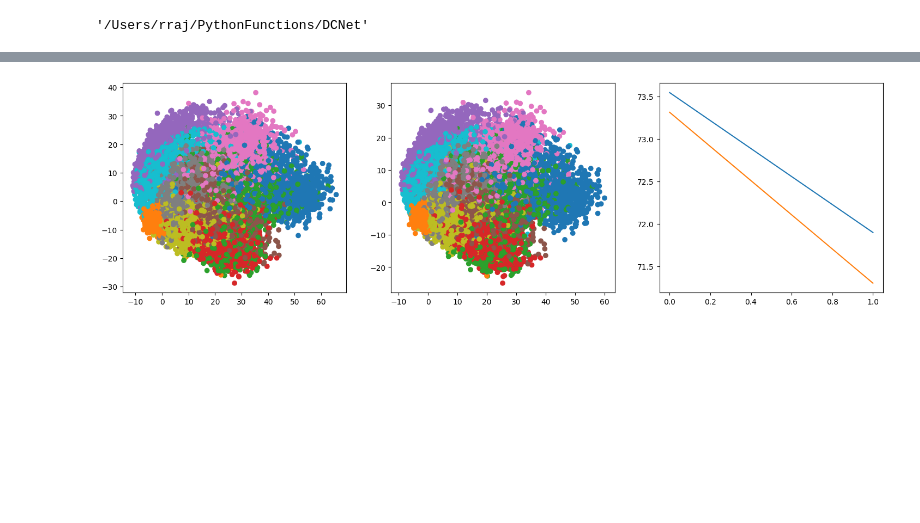
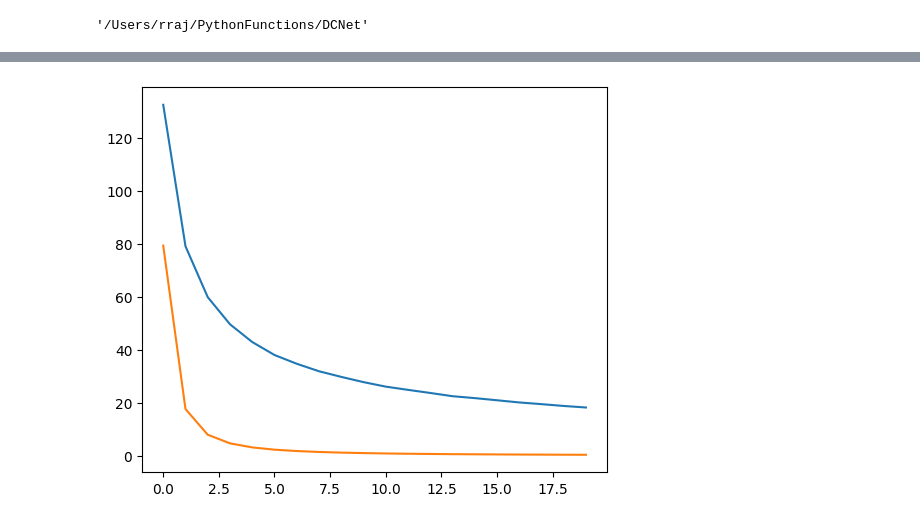
Before and after one commit to wormLove/DCNet, a Jupyter notebook: SiameseMNIST.ipynb, the cells around one changed output, grey strips where cells are left out. Drawn from its saved outputs; the diff is of its cells as text; code cells hidden in the pictures; blank space fills up the shorter version.

```diff
--- a/SiameseMNIST.ipynb
+++ b/SiameseMNIST.ipynb
@@ -236,38 +178,39 @@ layer = 7
 layer_dim = 120
 
 nepochs = 20
-nbatches = 100
+nbatches = 938
 batch_size = 64
 
-lr = 0.01
+lr = 0.001
 margin = 1.0
 # %%
 # for training
 adaptation_layer1 = AdaptationModule(layer_dim, IdentityInitializer(), lr=lr, margin=margin)
 adaptation_layer2 = AdaptationModule(layer_dim, IdentityInitializer(), lr=lr, margin=margin)
-triplet_loader = TripletLoader(mnist_data, transforms=Unsqueeze())
+triplet_loader = SequentialLoader(mnist_data, transforms=Unsqueeze())
 # %%
 # for testing
 from testing import TestModule
-plotter = ProjectionPlotter(3)
+projection_plot = ProjectionPlotter(2)
+loss_plot = LossPlotter()
 test_module = TestModule()
 # %%
 #training loop
 embeddings = Embeddings(model, layers=[layer])
 for epoch in range(nepochs):
     batch_loss1, batch_loss2 = 0, 0
     for batches in tqdm(range(nbatches), desc=f"Epoch:{epoch+1}/{nepochs}"):
         for x in triplet_loader(batch_size):
             x = embeddings(x)
             x = adaptation_layer1(x)
             x = adaptation_layer2(x)
 
         batch_loss1 += adaptation_layer1.loss/batch_size
         batch_loss2 += adaptation_layer2.loss/batch_size
 
         adaptation_layer1.organize()
         adaptation_layer2.organize()
     test_outputs, targets = test_module([adaptation_layer1, adaptation_layer2], test_dataset=mnist_test_data, input_transforms=embeddings)
-    plotter(test_outputs, targets, [batch_loss1, batch_loss2])
+    loss_plot([batch_loss1, batch_loss2])
 # %% [output]
-[figure, old version]
+[figure, new version]
```
Also changed, not shown: parts of 13 cells of this notebook, 2 other files.
